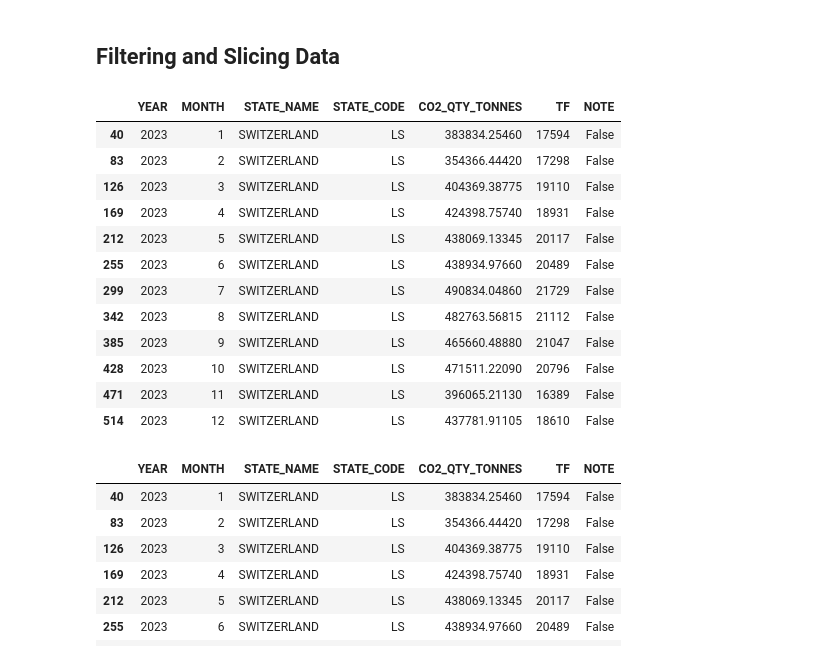
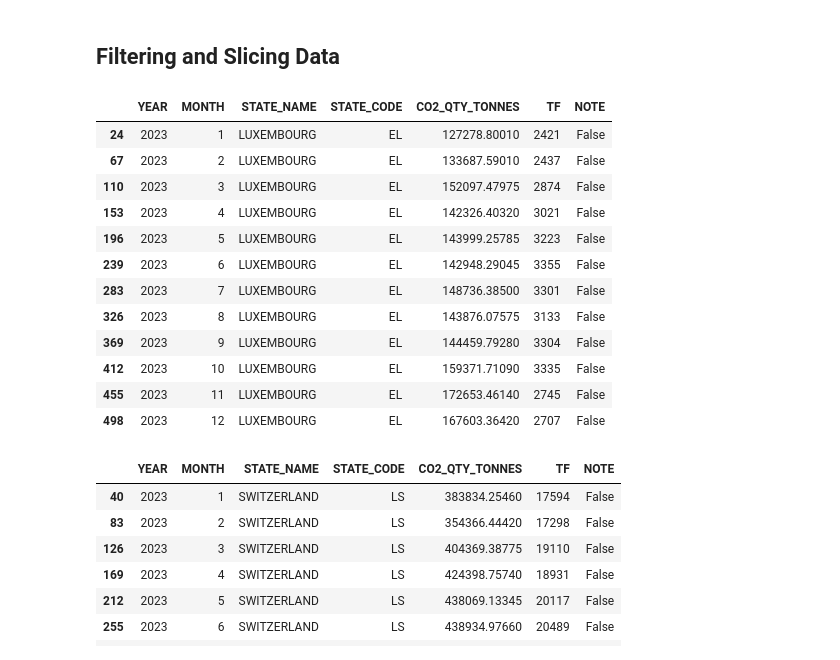
Before and after one commit to ZHAW-ZAV/TSO-FS26-students, a Jupyter notebook: 01_python_basics/01_03_intro_pandas.ipynb, the cells around one changed output. Saved outputs shown, nothing was run; the diff lists cells and outputs as text; code cells hidden in the pictures.

```diff
--- a/01_python_basics/01_03_intro_pandas.ipynb
+++ b/01_python_basics/01_03_intro_pandas.ipynb
@@ -161,22 +177,22 @@ Name: count, dtype: int64
 ## Filtering and Slicing Data
 # %%
 # classical approach
-co2_ch = co2[co2["STATE_NAME"] == "SWITZERLAND"]
+co2_ch = co2[co2["STATE_NAME"] == "LUXEMBOURG"]
 co2_ch
 # %% [output]
 |  | YEAR | MONTH | STATE_NAME | STATE_CODE | CO2_QTY_TONNES | TF | NOTE |
-| 40 | 2023 | 1 | SWITZERLAND | LS | 383834.25460 | 17594 | False |
-| 83 | 2023 | 2 | SWITZERLAND | LS | 354366.44420 | 17298 | False |
-| 126 | 2023 | 3 | SWITZERLAND | LS | 404369.38775 | 19110 | False |
-| 169 | 2023 | 4 | SWITZERLAND | LS | 424398.75740 | 18931 | False |
-| 212 | 2023 | 5 | SWITZERLAND | LS | 438069.13345 | 20117 | False |
-| 255 | 2023 | 6 | SWITZERLAND | LS | 438934.97660 | 20489 | False |
-| 299 | 2023 | 7 | SWITZERLAND | LS | 490834.04860 | 21729 | False |
-| 342 | 2023 | 8 | SWITZERLAND | LS | 482763.56815 | 21112 | False |
-| 385 | 2023 | 9 | SWITZERLAND | LS | 465660.48880 | 21047 | False |
-| 428 | 2023 | 10 | SWITZERLAND | LS | 471511.22090 | 20796 | False |
-| 471 | 2023 | 11 | SWITZERLAND | LS | 396065.21130 | 16389 | False |
-| 514 | 2023 | 12 | SWITZERLAND | LS | 437781.91105 | 18610 | False |
+| 24 | 2023 | 1 | LUXEMBOURG | EL | 127278.80010 | 2421 | False |
+| 67 | 2023 | 2 | LUXEMBOURG | EL | 133687.59010 | 2437 | False |
+| 110 | 2023 | 3 | LUXEMBOURG | EL | 152097.47975 | 2874 | False |
+| 153 | 2023 | 4 | LUXEMBOURG | EL | 142326.40320 | 3021 | False |
+| 196 | 2023 | 5 | LUXEMBOURG | EL | 143999.25785 | 3223 | False |
+| 239 | 2023 | 6 | LUXEMBOURG | EL | 142948.29045 | 3355 | False |
+| 283 | 2023 | 7 | LUXEMBOURG | EL | 148736.38500 | 3301 | False |
+| 326 | 2023 | 8 | LUXEMBOURG | EL | 143876.07575 | 3133 | False |
+| 369 | 2023 | 9 | LUXEMBOURG | EL | 144459.79280 | 3304 | False |
+| 412 | 2023 | 10 | LUXEMBOURG | EL | 159371.71090 | 3335 | False |
+| 455 | 2023 | 11 | LUXEMBOURG | EL | 172653.46140 | 2745 | False |
+| 498 | 2023 | 12 | LUXEMBOURG | EL | 167603.36420 | 2707 | False |
 # %%
 # using query()
 co2_country = co2.query("STATE_NAME == 'SWITZERLAND'")
```
Also changed, not shown: parts of 1 cell of this notebook, 7 other files.
